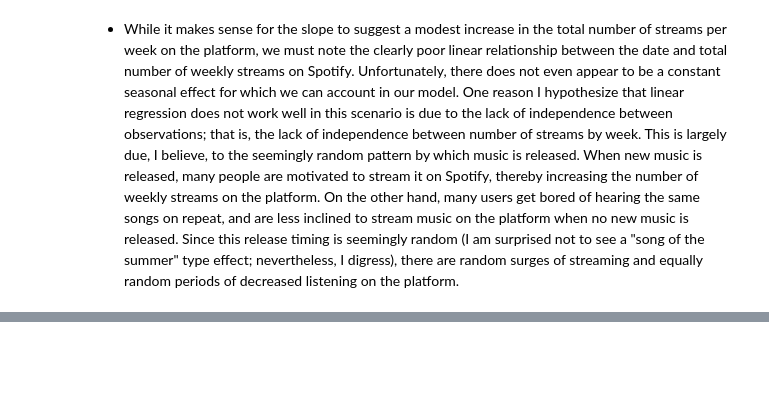
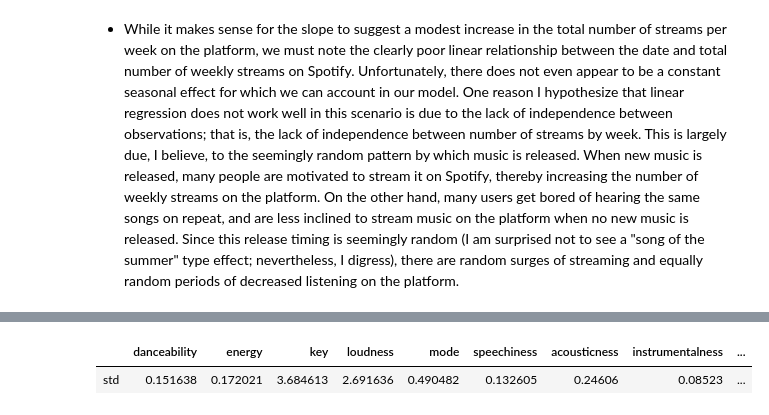
Before and after one commit to chriscc447/info2950_final, a Jupyter notebook: will-2950-final.ipynb, the cells around one changed output, grey strips where cells are left out. Cells and saved outputs as stored; diff of their text form; code cells hidden in the pictures; blank space fills up the shorter version.

```diff
--- a/will-2950-final.ipynb
+++ b/will-2950-final.ipynb
@@ -599,0 +727,5 @@ Slope -- Expected increase in total number of streams per week: 88863.1307082533
+# %%
+clean_data[musical_features].describe().iloc[[2]] # stdev
+# %% [output]
+|  | danceability | energy | key | loudness | mode | speechiness | acousticness | instrumentalness | ... |
+| std | 0.151638 | 0.172021 | 3.684613 | 2.691636 | 0.490482 | 0.132605 | 0.24606 | 0.08523 | ... |
```
Also changed, not shown: parts of 22 cells of this notebook.
